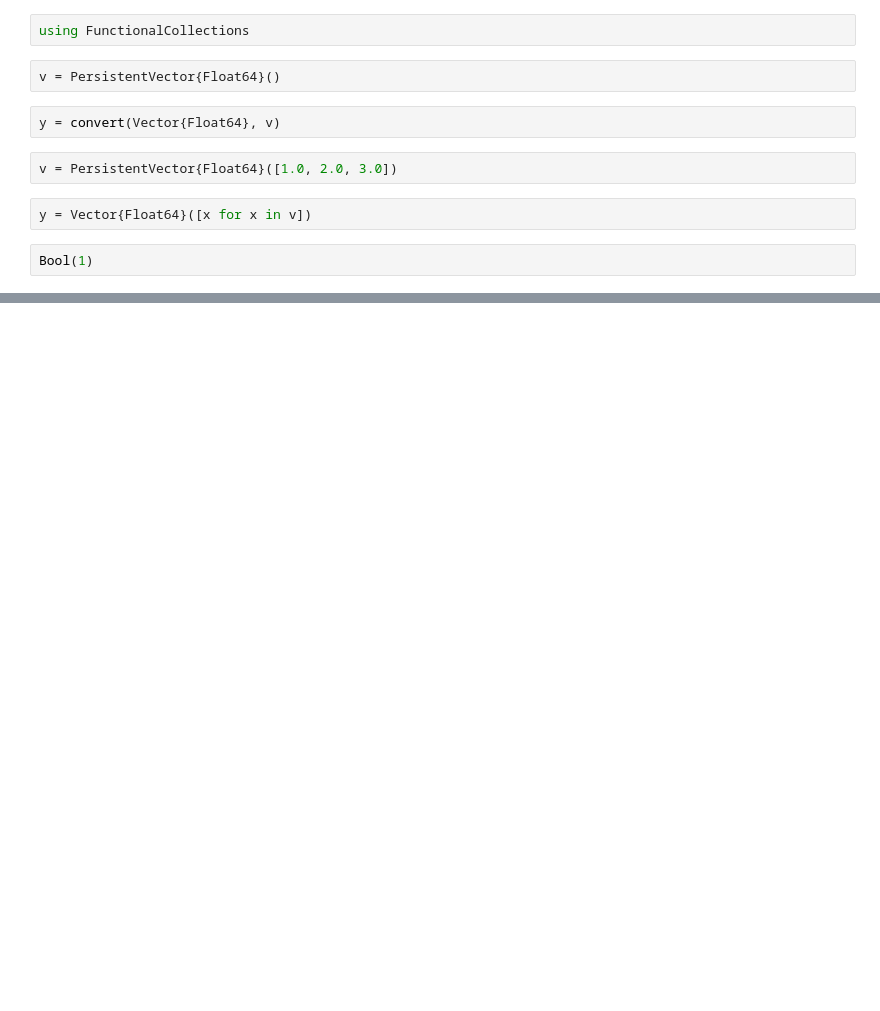
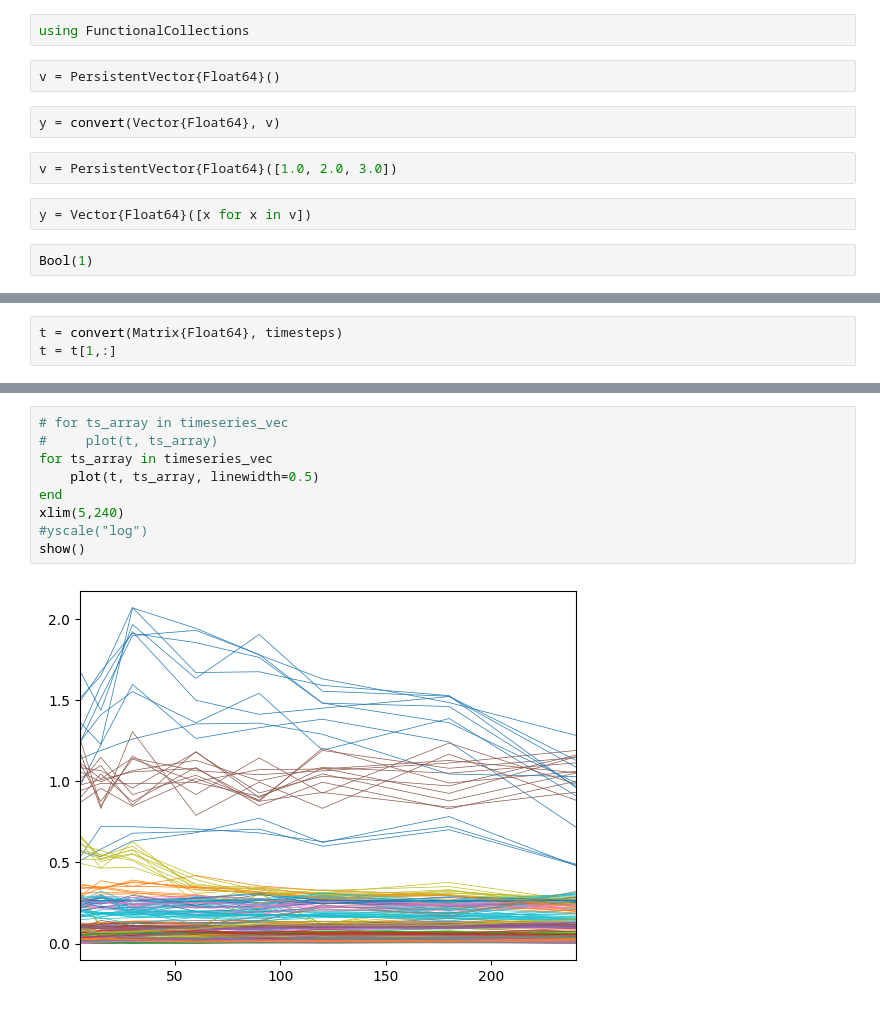
Before and after one commit to gitter-lab/ssps, a Jupyter notebook: julia-project/tinkering-notebook.ipynb, the cells around one changed output, grey strips where cells are left out. Saved outputs shown, nothing was run; the diff lists cells and outputs as text; blank space fills up the shorter version.

```diff
--- a/julia-project/tinkering-notebook.ipynb
+++ b/julia-project/tinkering-notebook.ipynb
@@ -810,0 +837,3 @@ Bool(1)
+# %%
+t = convert(Matrix{Float64}, timesteps)
+t = t[1,:]
@@ -810,0 +850,11 @@ Bool(1)
+# %%
+# for ts_array in timeseries_vec
+#     plot(t, ts_array)
+for ts_array in timeseries_vec
+    plot(t, ts_array, linewidth=0.5)
+end
+xlim(5,240)
+#yscale("log")
+show()
+# %% [output]
+[figure, added]
```
Also changed, not shown: parts of 3 cells of this notebook, 4 other files.
